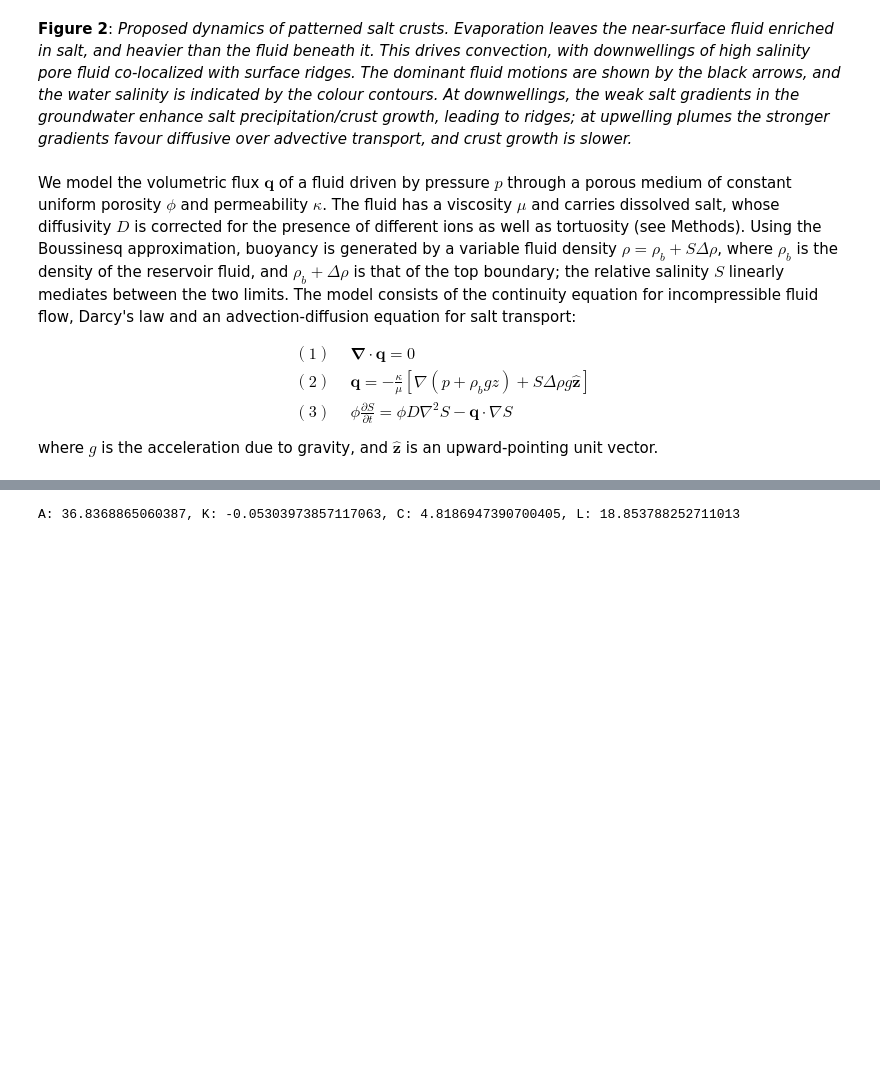
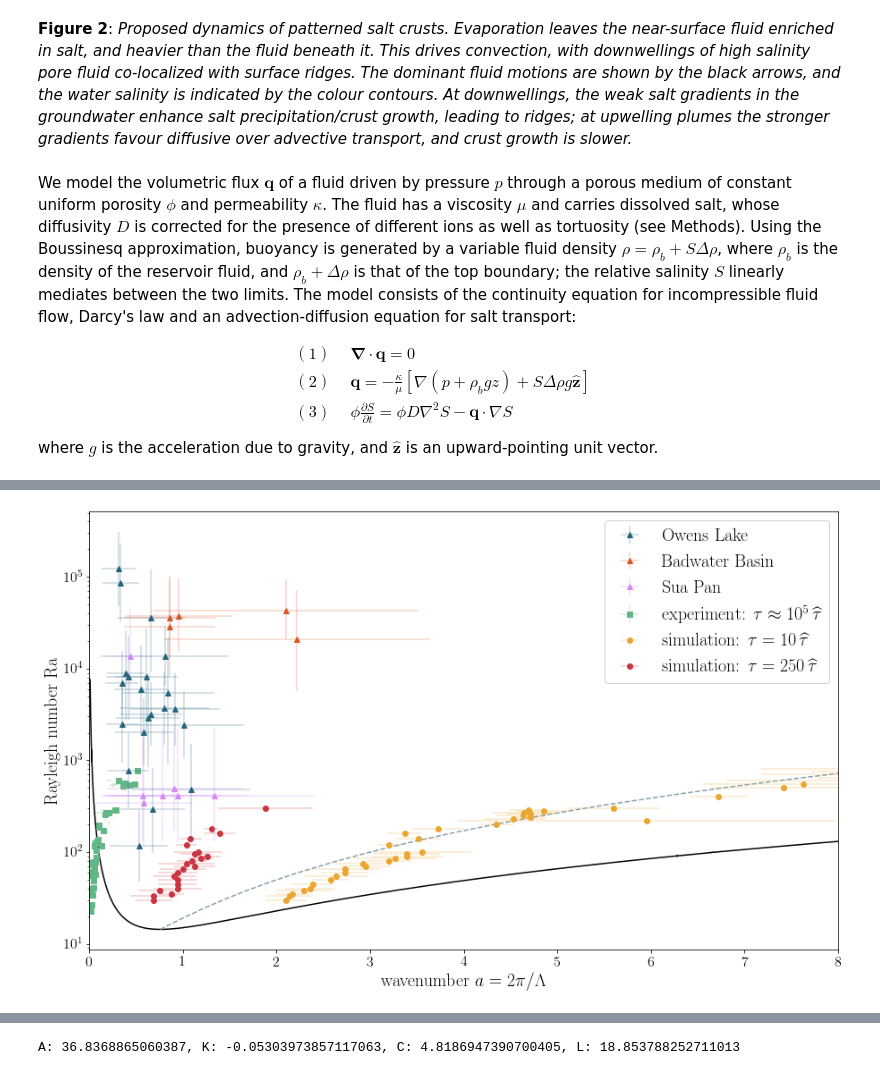
Before and after one commit to JanaLasser/salt-polygons-are-caused-by-convection, a Jupyter notebook: salt_polygons_are_caused_by_convection.ipynb, the cells around one changed output, grey strips where cells are left out. Drawn from its saved outputs; the diff is of its cells as text; code cells hidden in the pictures; blank space fills up the shorter version.

```diff
--- a/salt_polygons_are_caused_by_convection.ipynb
+++ b/salt_polygons_are_caused_by_convection.ipynb
@@ -361,0 +324,10 @@ A: 23.210277179076876, K: -0.057599972547595545, C: 11.037138945308103, L: 17.36
+# %%
+colnames = {'site':'site','sauter_diameter':'d_s',\
+                'stderr_sauter_diameter':'sigma_d_s',\
+               'pattern_wavelength':'lambda',\
+               'stdev_pattern_wavelength':'sigma_lambda',
+               'evaporation_rate':'E',\
+               'uncertainty_evaporation_rate':'sigma_E'}
+fld_data = pd.read_csv('data/field_wavenumber_data.csv', skiprows=[1],\
+                      usecols=colnames.keys(),index_col='site')
+fld_data.rename(columns=colnames, inplace=True)
@@ -361,0 +360,76 @@ A: 23.210277179076876, K: -0.057599972547595545, C: 11.037138945308103, L: 17.36
+# %%
+# read the data generated in simulations
+sim_data = pd.read_csv('data/simulation_wavenumber_data.csv')
+RAs = sim_data['Ra'].unique()
+# %%
+fig, ax = plt.subplots(1,1,figsize=(15,9))
+alpha=1
+bar_alpha = 0.25
+
+## visualize the field data
+# number of field sites at each location
+N_owens = 21
+N_badwater = 5
+N_sua = 7
+
+labels = ['Owens Lake', 'Badwater Basin', 'Sua Pan']
+site_N = [N_owens, N_badwater, N_sua]
+colors = [blue, orange, purple]
+
+# plot data separately for each location since we want different colors & symbols
+index = 0
+for N, l, c in zip(site_N, labels, colors):
+    markers, caps, bars = ax.errorbar(
+        fld_data['a'][index:index + N],\
+        fld_data['Ra'][index:index + N],\
+        xerr=fld_data['error_a'][index:index + N],\
+        yerr=np.asarray(fld_data[['lower_error_Ra', 'upper_error_Ra']][index:index + N]).transpose(),\
+        zorder=5,label=l,fmt='^',color=c,alpha=alpha)
+    [bar.set_alpha(bar_alpha) for bar in bars]
+    index += N
+
+
+## visualize the data from the experiment
+markers, caps, bars = ax.errorbar(exp_data['a'],exp_data['Ra'],\
+            xerr=np.asarray(exp_data[['lower_error_a', 'upper_error_a']]).transpose(),\
+            yerr=np.asarray(exp_data[['lower_error_Ra', 'upper_error_Ra']]).transpose(),\
+            color=muted_green,alpha=alpha,zorder=2,\
+            fmt='s',label='experiment: $\\tau \\approx 10^5\\,\\widehat{\\tau}$')
+[bar.set_alpha(bar_alpha) for bar in bars]
+
+## visualize the data from the simulations
+for rescaled_time, color in zip([10, 250], [yellow, red]):
+    depth = sim_data[sim_data['tau_hat'] == rescaled_time]['depth']
+    depth = depth.unique()[0]
+
+    avg_a = []
+    std_a = []
+    for Ra in RAs:
+        data = sim_data[ (sim_data['tau_hat'] == rescaled_time) & \
+                        (sim_data['Ra'] == Ra) ]
+
+        avg_a.append(data['a'].mean())
+        std_a.append(data['a'].std())
+
+    tmp_df = pd.DataFrame({'Ra':RAs, 'a':avg_a, 'a_std':std_a})
+    tmp_df = tmp_df.dropna()
+
+    markers, caps, bars = ax.errorbar(tmp_df['a'], tmp_df['Ra'], \
+            xerr=tmp_df['a_std'],fmt='o', color=color,\
+            label='simulation: $\\tau = {}\\,\\widehat{{\\tau}}$'.format(rescaled_time),\
+            zorder=2)
+    [bar.set_alpha(bar_alpha) for bar in bars]
+
+### Neutral curve & most unstable mode from theory
+ax.plot(neutral_curve['a'], neutral_curve['Ra'], color='k',zorder=0)
+ax.plot(unstable_mode['a'],unstable_mode['Ra'],'--',color=grey,zorder=1)
+
+
+# figure house-keeping
+ax.set_yscale('log')
+ax.set_xlim([0,8])
+ax.set_ylabel('Rayleigh number Ra')
+ax.set_xlabel('wavenumber $a = 2\\pi/\\Lambda$')
+ax.legend(loc=1,framealpha=0.9);
+# %% [output]
+[figure, added]
```
Also changed, not shown: parts of 77 cells of this notebook.
